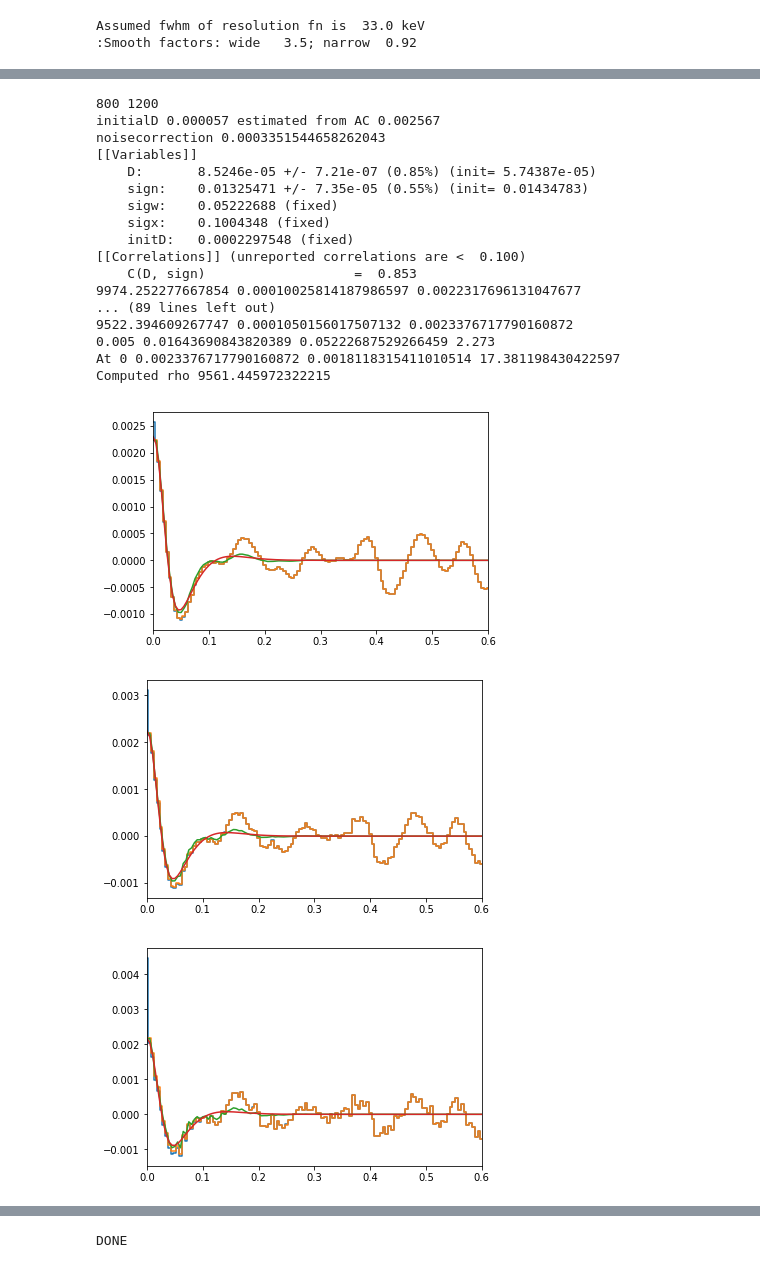
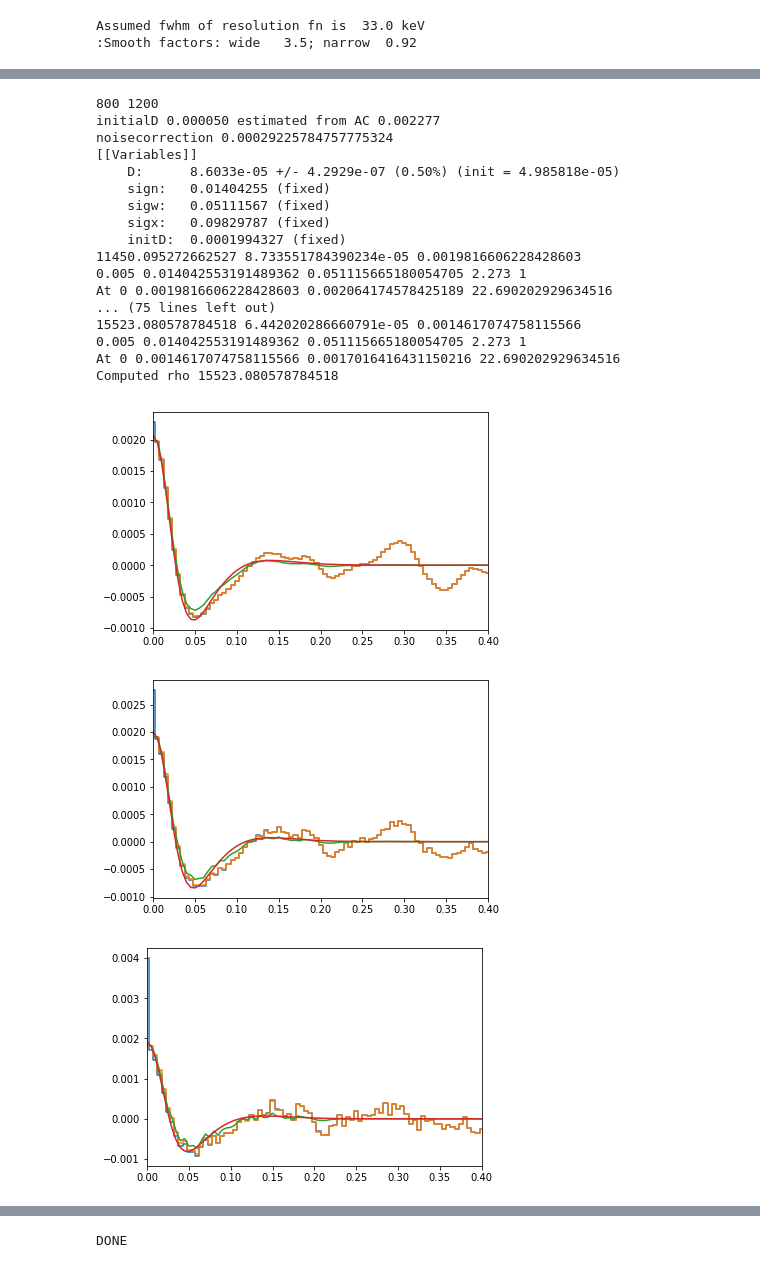
Before and after one commit to rfearick/leveldensity, a Jupyter notebook: leveldensity-simulation.ipynb, the cells around one changed output, grey strips where cells are left out. Saved outputs shown, nothing was run; the diff lists cells and outputs as text; code cells hidden in the pictures.

```diff
--- a/leveldensity-simulation.ipynb
+++ b/leveldensity-simulation.ipynb
@@ -88,7 +189,6 @@ def simulate_spectrum(Elo,Ehi,binwidth,lineshape, sigma, factor=10.0, noisy=Fals
 
 # lineshape for convolutions
 lineshape=sim.gauss
-
 
 # set smoothing parameters in channels
 smoothwide=3.5 # from 3.5
@@ -101,7 +201,7 @@ print("Assumed fwhm of resolution fn is %5.1f keV"%(sig))
 print(":Smooth factors: wide %5.1f; narrow %5.2f"%(smoothwide,smoothnarrow))
 # convert to sdev of gaussian in MeV
 sig/=1000.0   # sig in MeV
-sig/=2.3      # FWHM to stdev
+sig/=2.35      # FWHM to stdev
 #print("sig",sig, sig*2.3)
 # calculate smoothing widths
 sigsmn=smoothnarrow*sig       # < sig   . should be 0.5*FWHM ?
@@ -143,0 +275,13 @@ ROI for analysis 250 1850 250 1850
+# %%
+meanDG=np.mean(nDG)
+totDG1=np.sum(nDG)
+xDG=np.linspace(35.0,60.0,100)
+dxDG=xDG[1]-xDG[0]
+h,tmp,tmp2=plt.hist(nDG,density=True)
+totDG=np.sqrt(len(nDG))
+thDG=np.exp(-(xDG-meanDG)**2/(2.0*meanDG*0.273))/(np.sqrt(2.0*np.pi*meanDG*0.273))
+plt.plot(xDG,thDG)
+#plt.ylim(0.0,100.0)
+#plt.xlim(10.0,12.0)
+print(meanDG,totDG1,totDG)
+print(np.sum(h)*(tmp[1]-tmp[0]),np.sum(thDG)*dxDG)
@@ -144,6 +292,10 @@ ROI for analysis 250 1850 250 1850
 # %%
 noisefactor=5.0
-G=rawG+rawnoiseG/noisefactor
+if UseQuickSim:
+    G=rawG0+rawnoiseG0/noisefactor
+else:
+    G=rawG+rawnoiseG0/noisefactor
+
 S=spt.RatioSpectrum( X, G, None, ROIlo, ROIhi )
 globalenergy = S.energy
 
@@ -186,7 +347,7 @@ def fitforlm( params, e, data, unc=None ):
     model=(1.0/(2.0*np.sqrt(np.pi)*sig))*(alpha*D)*np.exp(-e*e/(4.*sig*sig))
     model+=(1.0/(2.0*np.sqrt(np.pi)*sig*ys))*(alpha*D)*np.exp(-e*e/(4.*sig*sig*ys*ys))
     model-=(1.0/(2.0*np.sqrt(np.pi)*sig))*(alpha*D)*np.sqrt(8./ysp)*np.exp(-e*e/(2.*sig*sig*ysp))
-    #model*=np.exp(-e*e/(2.0*sigx**2))
+    model*=np.exp(-e*e/(2.0*sigx**2))
     if unc is None:
         unc=np.ones(len(data))*p['initD']*0.2
     return (model-data)/unc
@@ -230,9 +395,15 @@ ROIhi=ROIhi+50
 #                                         sig,
 #                                         factor=10.0,noisy=Noisy)
 computedrho=[] # computed from AC[0]-noise, expt sign
+evals=[]
+rhovals=[]
 for noisefactor in [10.0,5.0,3.0,2.0,1.5,1.2,1.0]:
 #for noisefactor in [1.0]:
-    G=rawG+rawnoiseG/noisefactor
+    if UseQuickSim:
+        G=rawG0+rawnoiseG0/noisefactor                     #                        Note:  quick sim !
+    else:
+        G=rawG+rawnoiseG/noisefactor                     #
+
     S=spt.RatioSpectrum( X, G, None, ROIlo, ROIhi )
     globalenergy = S.energy
 
@@ -279,7 +450,7 @@ for noisefactor in [10.0,5.0,3.0,2.0,1.5,1.2,1.0]:
     ndata=len(data)
     params=lmfit.Parameters()
     params.add('D',value=initialD, min=0.0)
-    params.add('sign',value=sign,min=0.0, vary=True)
+    params.add('sign',value=sign,min=0.0, vary=False)
     params.add('sigw',value=sigw,min=0.0,vary=False)
     params.add('sigx',value=sigx,vary=False)
     params.add('initD',value=initialD*4,vary=False)
@@ -292,53 +463,53 @@ for noisefactor in [10.0,5.0,3.0,2.0,1.5,1.2,1.0]:
     #popt,pcov=curve_fit(fitf2, Xac, ACf, p0=[initial,sig])
     #sig=popt[1]
     #popt[0]*=initialD
     minner=lmfit.Minimizer(fitforlm, params, fcn_args=(energy,ACfx))
                            #fcn_kws={'unc'=uncert})
     result=minner.minimize()
     m=model(result.params, energy)
     lmfit.printfuncs.report_fit(result.params)
     p=result.params.valuesdict()
     Ntypes = 1
     signf=p['sign']
     sigwf=p['sigw']
     D=ACfx[0]/spt.ACtheory(de,signf,sigwf,alpha,1.0)*Ntypes
-    D=ACfx[0]/spt.ACtheory(de,sign,sigw,alpha,1.0)*Ntypes
+    D=ACfx[1]/spt.ACtheory(de,sign,sigw,alpha,1.0)*Ntypes
     #D=p["D"]*Ntypes
     rho=1.0/D
-    print(rho, D, ACfx[0])
+    print(rho, D, ACfx[iAC])
 
     plt.figure()
     plt.plot(energy, data, drawstyle='steps-mid')
     plt.plot(energy, data-noise, drawstyle='steps-mid')
     plt.plot(energy,ACfx)
     plt.plot(energy, m)
     plt.xlim(0.0,energy[-1]/4)
-    plt.xlim(0.0,0.6)
+    plt.xlim(0.0,0.4)
     """
     plt.plot(bin.spectrumraw)
     """
-    print(de,p['sign'],sigw,alpha )
-    print("At 0", ACfx[0], m[0], spt.ACtheory(de,p['sign'],sigw,alpha,1.0))
+    print(de,p['sign'],sigw,alpha,iAC )
+    print("At 0", ACfx[iAC], m[0], spt.ACtheory(de,p['sign'],sigw,alpha,1.0))
     print("Computed rho",1.0/(ACfx[iAC]/spt.ACtheory(de,sign,sigw,alpha,1.0)))
     computedrho.append(1.0/(ACfx[iAC]/spt.ACtheory(de,sign,sigw,alpha,1.0)))
 # %% [output]
 800 1200
-initialD 0.000057 estimated from AC 0.002567
-noisecorrection 0.0003351544658262043
+initialD 0.000050 estimated from AC 0.002277
+noisecorrection 0.00029225784757775324
 [[Variables]]
-    D:       8.5246e-05 +/- 7.21e-07 (0.85%) (init= 5.74387e-05)
-    sign:    0.01325471 +/- 7.35e-05 (0.55%) (init= 0.01434783)
-    sigw:    0.05222688 (fixed)
-    sigx:    0.1004348 (fixed)
-    initD:   0.0002297548 (fixed)
-[[Correlations]] (unreported correlations are <  0.100)
-    C(D, sign)                   =  0.853
-9974.252277667854 0.00010025814187986597 0.0022317696131047677
-... (89 lines left out)
-9522.394609267747 0.0001050156017507132 0.0023376717790160872
-0.005 0.01643690843820389 0.05222687529266459 2.273
-At 0 0.0023376717790160872 0.0018118315411010514 17.381198430422597
-Computed rho 9561.445972322215
+    D:      8.6033e-05 +/- 4.2929e-07 (0.50%) (init = 4.985818e-05)
+    sign:   0.01404255 (fixed)
+    sigw:   0.05111567 (fixed)
+    sigx:   0.09829787 (fixed)
+    initD:  0.0001994327 (fixed)
+11450.095272662527 8.733551784390234e-05 0.0019816606228428603
+0.005 0.014042553191489362 0.051115665180054705 2.273 1
+At 0 0.0019816606228428603 0.002064174578425189 22.690202929634516
+... (75 lines left out)
+15523.080578784518 6.442020286660791e-05 0.0014617074758115566
+0.005 0.014042553191489362 0.051115665180054705 2.273 1
+At 0 0.0014617074758115566 0.0017016416431150216 22.690202929634516
+Computed rho 15523.080578784518
-[figure, old version]
+[figure, new version]
-[figure, old version]
+[figure, new version]
-[figure, old version]
+[figure, new version]
```
Also changed, not shown: parts of 20 cells of this notebook.
